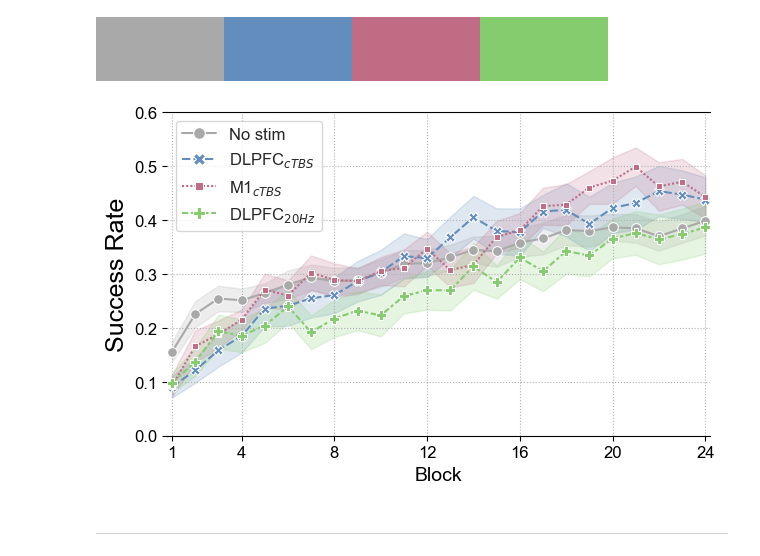
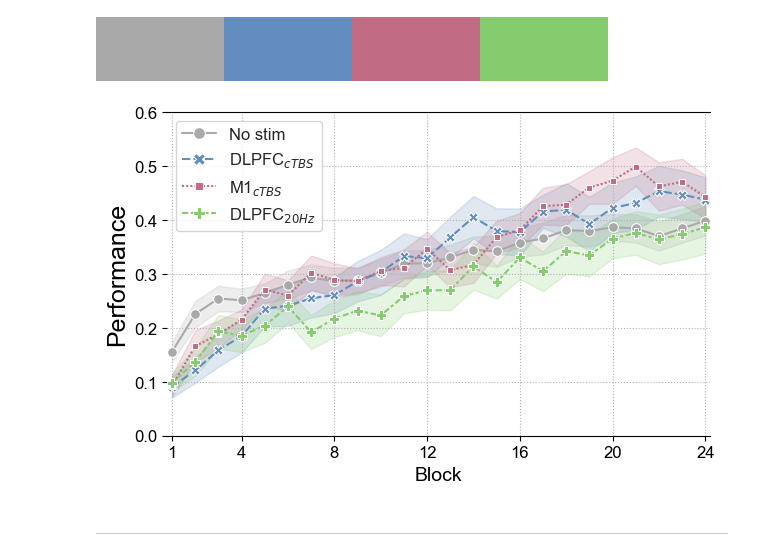
Before and after one commit to psb629/CommonLab, a Jupyter notebook: GP/scripts/Behavior.fig.2.ipynb, the cells around one changed output. Cells and saved outputs as stored; diff of their text form; code cells hidden in the pictures.

Commit message:
success rate -> performance

```diff
--- a/GP/scripts/Behavior.fig.2.ipynb
+++ b/GP/scripts/Behavior.fig.2.ipynb
@@ -316,35 +316,35 @@ sns.set_style("whitegrid")
 g = sns.lineplot(
 #     data=df[df.group!='No stim'],
     data=df,
     x='block', y='success_rate', hue='group',
     hue_order=list_group,
     style='group', dashes=True, markers=True, markersize=7,
     errorbar=('se',1), err_style='band',
 #     palette=palette[1:],
     palette=palette,
     ax=ax
 )
 
 g.legend(markerscale=1.2)
 
 major = [0, 3, 7, 11, 15, 19, 23]
 g.set_xlim(-0.2, 23.2)
 g.set_xticks(major)
 g.set_xticklabels([x + 1 for x in major])
 g.set_xlabel('Block', fontsize=14)
 g.grid(True, linestyle=':', which='major', axis='both')
 
 g.set_ylim(0, .6)
-g.set_ylabel('Success Rate', fontsize=18)
+g.set_ylabel('Performance', fontsize=18)
 
 g.tick_params(axis="x", labelsize=12)
 
 g.spines['right'].set_visible(False)
 g.spines['left'].set_visible(False)
 
 # # ax.set_xticklabels([1,5,9,13,17,21,24])
 # %% [output]
-[figure, old version]
+[figure, new version]
 # %%
 fig.savefig(
     '/home/sungbeenpark/Github/labs/GP/results/fig.2a.png'
```
Also changed, not shown: parts of 1 cell of this notebook, 2 other files.
